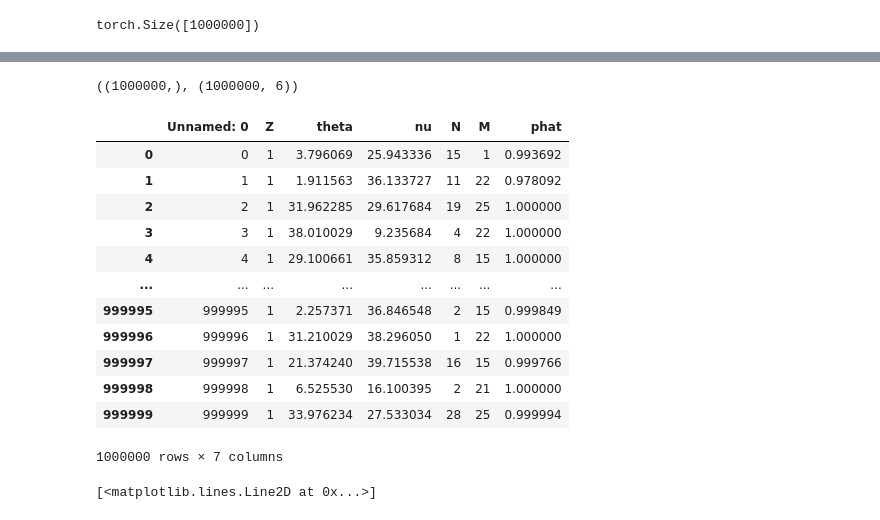
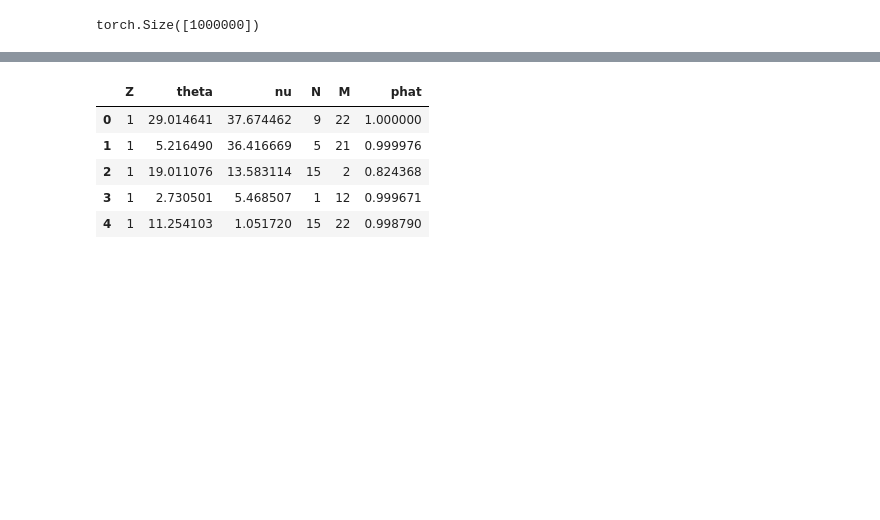
Before and after one commit to AliAlkadhim/LFI_HEP, a Jupyter notebook: GenerateData_and_Train_2_parameters_step_1.ipynb, the cells around one changed output, grey strips where cells are left out. Drawn from its saved outputs; the diff is of its cells as text; code cells hidden in the pictures; blank space fills up the shorter version.

Commit message:
inference df two params

```diff
--- a/GenerateData_and_Train_2_parameters_step_1.ipynb
+++ b/GenerateData_and_Train_2_parameters_step_1.ipynb
@@ -586,3 +643,5 @@ model.parameters
   (layer4): Linear(in_features=20, out_features=20, bias=True)
   (layer5): Linear(in_features=20, out_features=1, bias=True)
 )>
+# %%
+model = torch.load('models/Regressor_TwoParams_theta_nu_m_n.pth'); model.parameters
@@ -630,23 +761,14 @@ plt.legend()
-# %%
-phat.shape, data_df.shape, torch.cat
-# %% [output]
-((1000000,), (1000000, 6))
 # %%
 data_df = pd.read_csv(data_df)
 inference_df = data_df
 inference_df['phat'] = PHAT
-inference_df
+cols = ['Z', 'theta', 'nu', 'N', 'M', 'phat']
+inference_df=inference_df[cols]
+inference_df.head()
 # %% [output]
-|  | Unnamed: 0 | Z | theta | nu | N | M | phat |
-| 0 | 0 | 1 | 3.796069 | 25.943336 | 15 | 1 | 0.993692 |
-| 1 | 1 | 1 | 1.911563 | 36.133727 | 11 | 22 | 0.978092 |
-| 2 | 2 | 1 | 31.962285 | 29.617684 | 19 | 25 | 1.000000 |
-| 3 | 3 | 1 | 38.010029 | 9.235684 | 4 | 22 | 1.000000 |
-| 4 | 4 | 1 | 29.100661 | 35.859312 | 8 | 15 | 1.000000 |
-| ... | ... | ... | ... | ... | ... | ... | ... |
-| 999995 | 999995 | 1 | 2.257371 | 36.846548 | 2 | 15 | 0.999849 |
-| 999996 | 999996 | 1 | 31.210029 | 38.296050 | 1 | 22 | 1.000000 |
-| 999997 | 999997 | 1 | 21.374240 | 39.715538 | 16 | 15 | 0.999766 |
-| 999998 | 999998 | 1 | 6.525530 | 16.100395 | 2 | 21 | 1.000000 |
-| 999999 | 999999 | 1 | 33.976234 | 27.533034 | 28 | 25 | 0.999994 |
+|  | Z | theta | nu | N | M | phat |
+| 0 | 1 | 29.014641 | 37.674462 | 9 | 22 | 1.000000 |
+| 1 | 1 | 5.216490 | 36.416669 | 5 | 21 | 0.999976 |
+| 2 | 1 | 19.011076 | 13.583114 | 15 | 2 | 0.824368 |
+| 3 | 1 | 2.730501 | 5.468507 | 1 | 12 | 0.999671 |
+| 4 | 1 | 11.254103 | 1.051720 | 15 | 22 | 0.998790 |
-1000000 rows × 7 columns
@@ -656,4 +774,0 @@ p=np.array(inference_df.phat)[:100000]
-# %%
-plt.plot(th, p)
-# %% [output]
-[<matplotlib.lines.Line2D at 0x...>]
```
Also changed, not shown: parts of 19 cells of this notebook, 18 other files.
